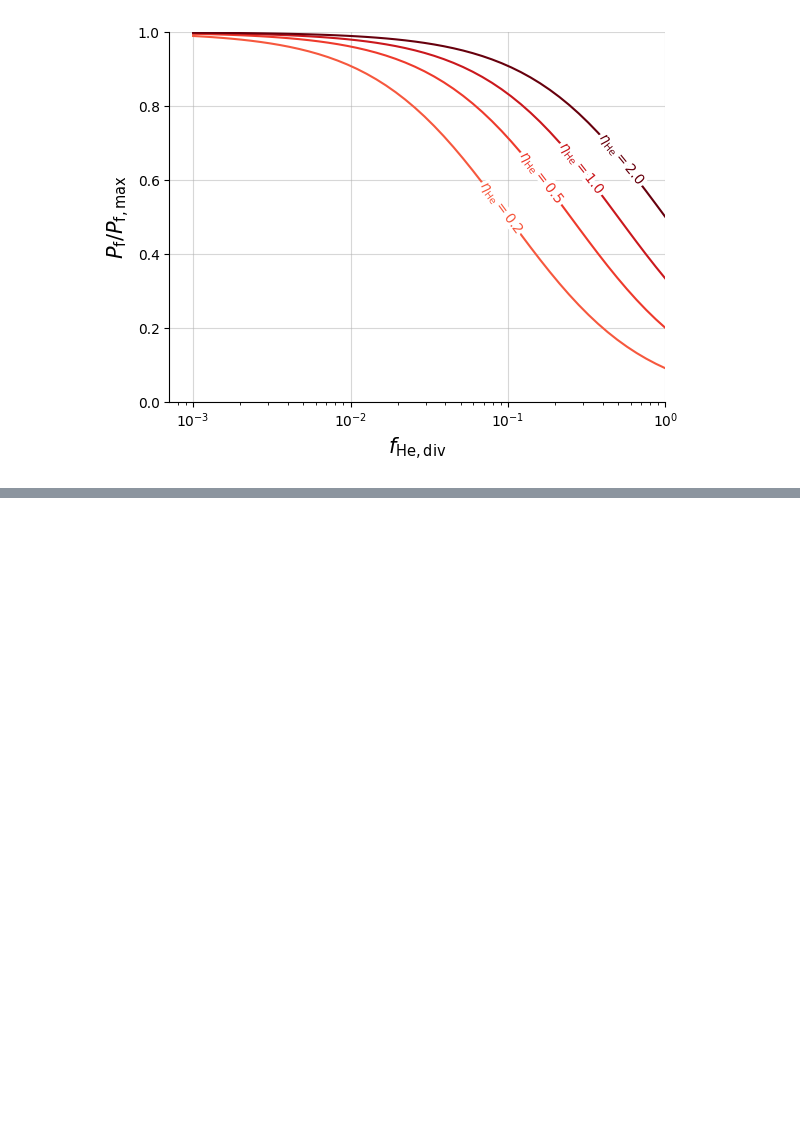
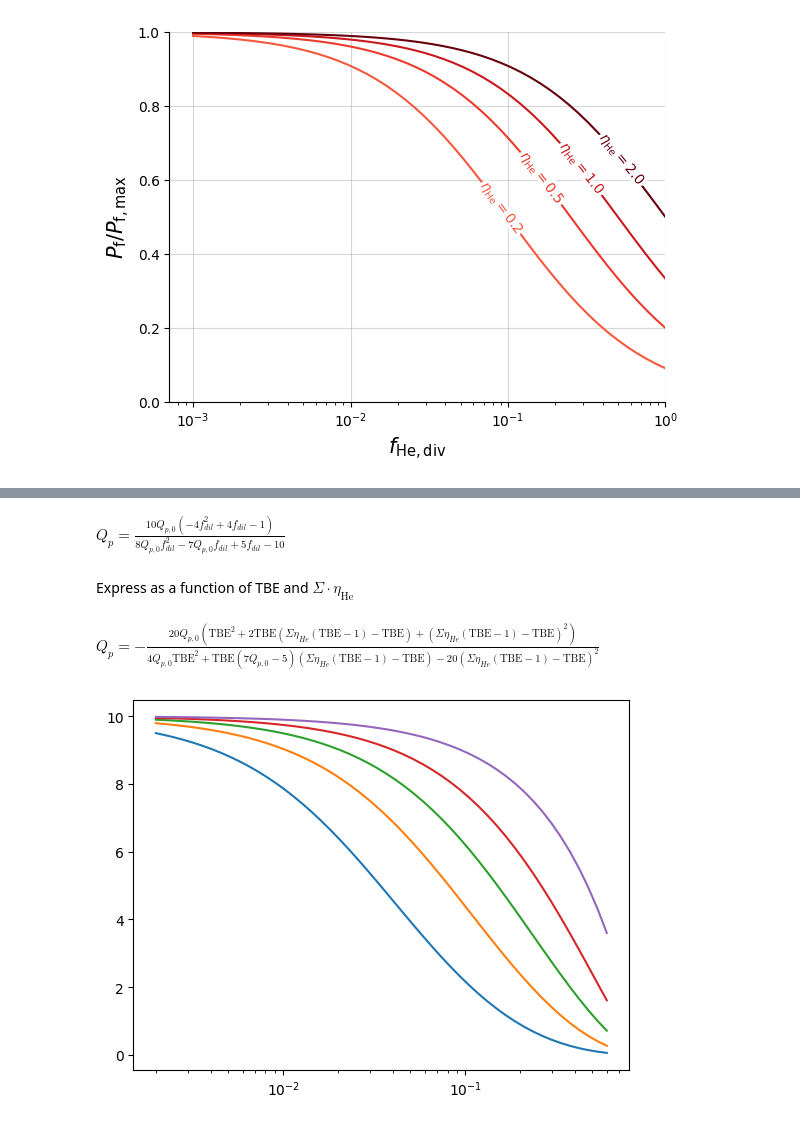
Before and after one commit to RemDelaporteMathurin/tritium-burn-fraction, a Jupyter notebook: graphs.ipynb, the cells around one changed output, grey strips where cells are left out. Cells and saved outputs as stored; diff of their text form; code cells hidden in the pictures; blank space fills up the shorter version.

```diff
--- a/graphs.ipynb
+++ b/graphs.ipynb
@@ -110,0 +363,27 @@ $\displaystyle \frac{P_{f}}{P_{f, max}} = \frac{\eta_{He}^{2}}{\left(\eta_{He} +
+# %%
+eq_Q_p = sp.Eq(q_p, sp.solve(eq26.subs(tau_e, sp.solve(eq26_zero_dil, tau_e)[0]).simplify(), q_p)[0].simplify())
+eq_Q_p
+# %% [output]
+$\displaystyle Q_{p} = \frac{10 Q_{p, 0} \left(- 4 f_{dil}^{2} + 4 f_{dil} - 1\right)}{8 Q_{p, 0} f_{dil}^{2} - 7 Q_{p, 0} f_{dil} + 5 f_{dil} - 10}$
+# %% [markdown]
+Express as a function of TBE and $\Sigma \cdot \eta_\mathrm{He}$
+# %%
+eq_Q_p = eq_Q_p.subs(f_dil, sp.solve(f_alpha_core_expr, f_dil)[0]).subs(
+    f_alpha_core, sp.solve(enrichment, f_alpha_core)[0]
+).subs(
+    f_he_div, sp.solve(eq12, f_he_div)[0]
+).simplify()
+eq_Q_p
+# %% [output]
+$\displaystyle Q_{p} = - \frac{20 Q_{p, 0} \left(\mathrm{TBE}^{2} + 2 \mathrm{TBE} \left(\Sigma \eta_{He} \left(\mathrm{TBE} - 1\right) - \mathrm{TBE}\right) + \left(\Sigma \eta_{He} \left(\mathrm{TBE} - 1\right) - \mathrm{TBE}\right)^{2}\right)}{4 Q_{p, 0} \mathrm{TBE}^{2} + \mathrm{TBE} \left(7 Q_{p, 0} - 5\right) \left(\Sigma \eta_{He} \left(\mathrm{TBE} - 1\right) - \mathrm{TBE}\right) - 20 \left(\Sigma \eta_{He} \left(\mathrm{TBE} - 1\right) - \mathrm{TBE}\right)^{2}}$
+# %%
+compute_q_p = sp.lambdify(((sigma, eta_he, tbe, q_p_0),), sp.solve(eq_Q_p, q_p)[0])
+
+tbe_values = np.geomspace(2e-3, 6e-1)
+
+for product in product_values:
+    plt.plot(tbe_values, compute_q_p((1, product, tbe_values, 10)))
+
+plt.xscale("log")
+# %% [output]
+[figure, added]
```
Also changed, not shown: parts of 27 cells of this notebook.
